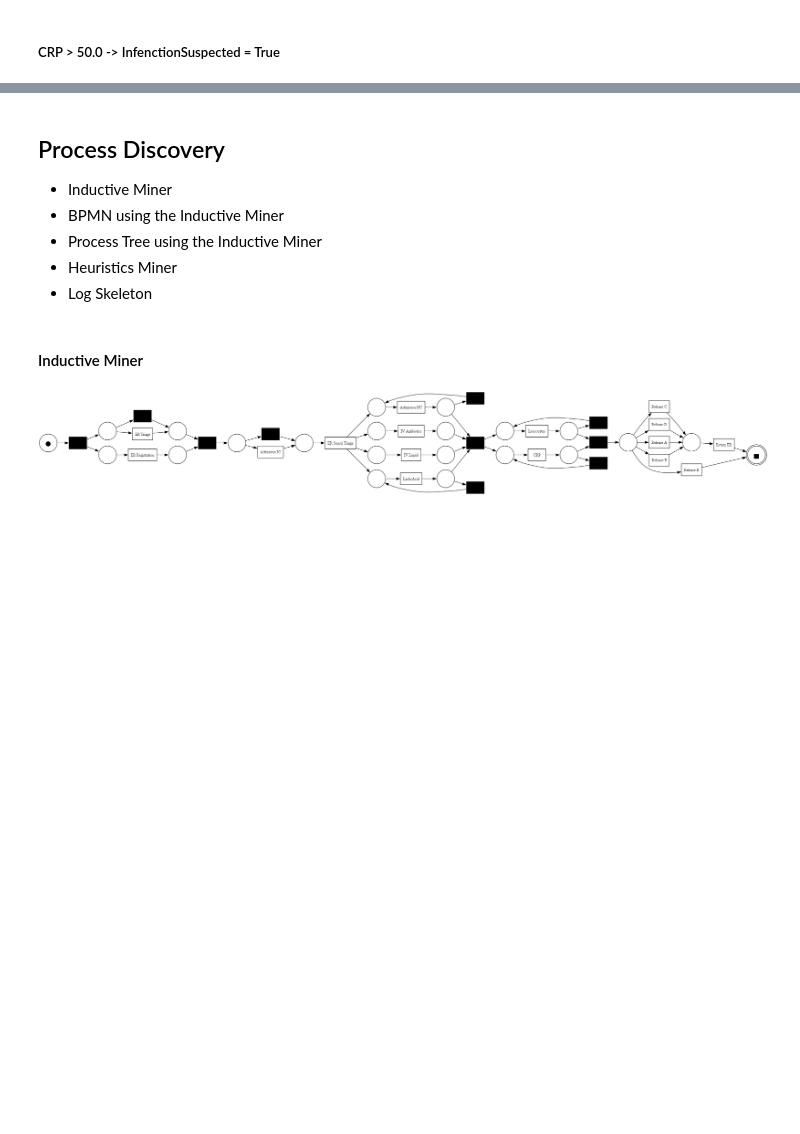
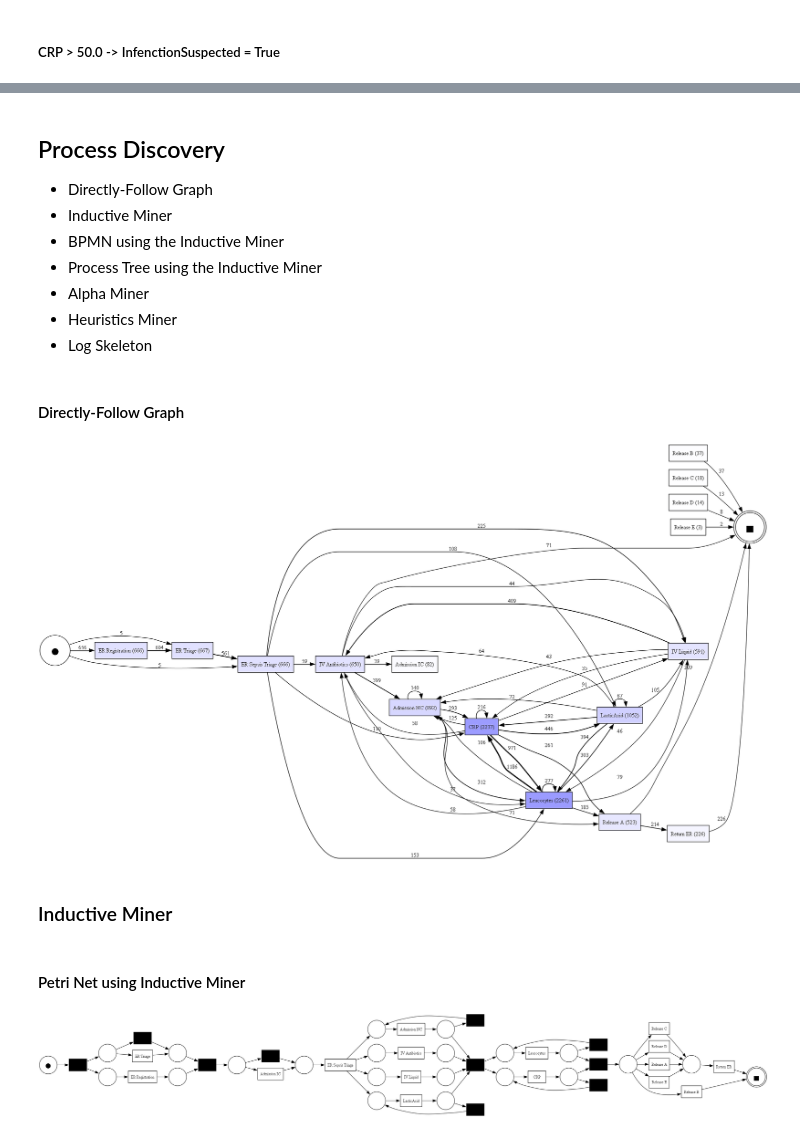
Before and after one commit to LukaszSzarecki/bis-project, a Jupyter notebook: variantAnalysisProcessDiscovery.ipynb, the cells around one changed output, grey strips where cells are left out. Drawn from its saved outputs; the diff is of its cells as text; code cells hidden in the pictures; blank space fills up the shorter version.

```diff
--- a/variant_analysis.ipynb
+++ b/variantAnalysisProcessDiscovery.ipynb
@@ -397,12 +399,23 @@ liftXY
 # %% [markdown]
 ## Process Discovery
+ - Directly-Follow Graph
  - Inductive Miner
  - BPMN using the Inductive Miner
  - Process Tree using the Inductive Miner
+ - Alpha Miner
  - Heuristics Miner
  - Log Skeleton
+# %% [markdown]
+#### Directly-Follow Graph
+# %%
+dfg, start_activities, end_activities = pm4py.discover_dfg(filtered_log_df)
+pm4py.view_dfg(dfg, start_activities, end_activities,max_num_edges=40, format='png')
+# %% [output]
+[figure, added]
 # %% [markdown]
-#### Inductive Miner
+### Inductive Miner
+# %% [markdown]
+#### Petri Net using Inductive Miner
 # %%
 # Discover the model with Inductive Miner
 
```
Also changed, not shown: parts of 27 cells of this notebook, 1 other file.
